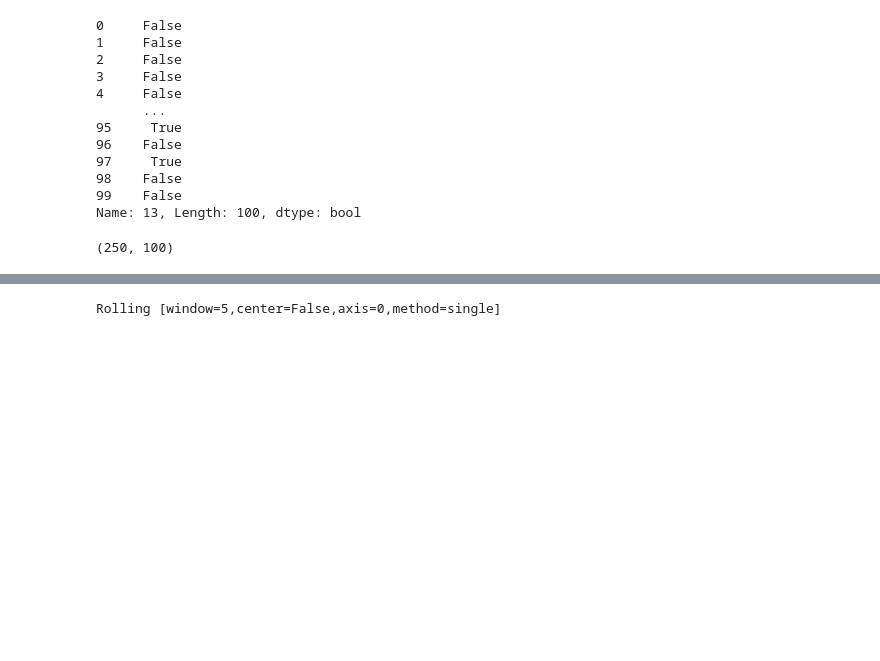
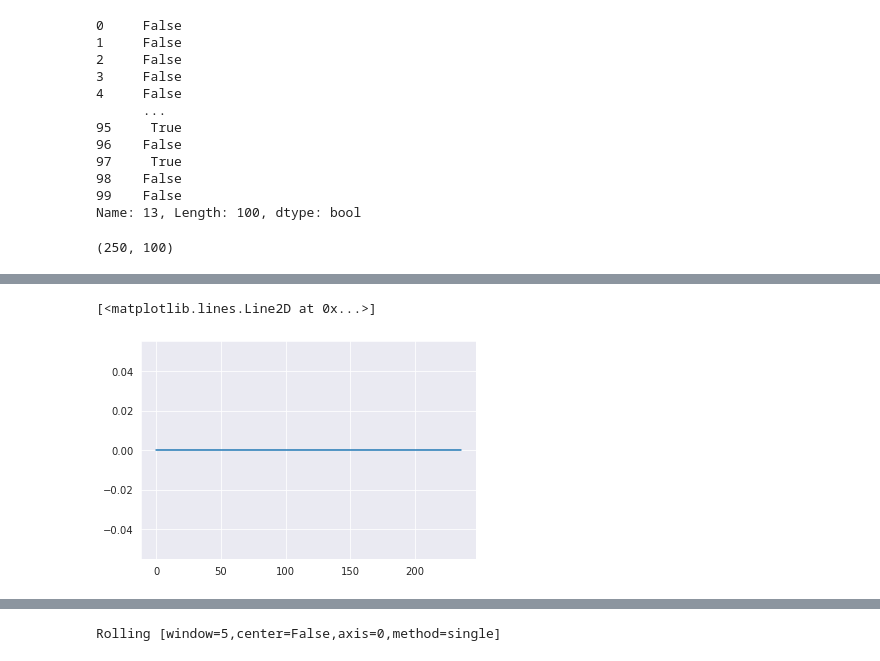
Before and after one commit to owowouwu/algothon2022, a Jupyter notebook: mean_reversion.ipynb, the cells around one changed output, grey strips where cells are left out. Cells and saved outputs as stored; diff of their text form; code cells hidden in the pictures; blank space fills up the shorter version.

```diff
--- a/mean_reversion.ipynb
+++ b/mean_reversion.ipynb
@@ -52,0 +60,5 @@ plt.plot(means[0] - stds[0])
+# %%
+plt.plot(rsi[60])
+# %% [output]
+[<matplotlib.lines.Line2D at 0x...>]
+[figure, added]
```
Also changed, not shown: parts of 16 cells of this notebook, 8 other files.
